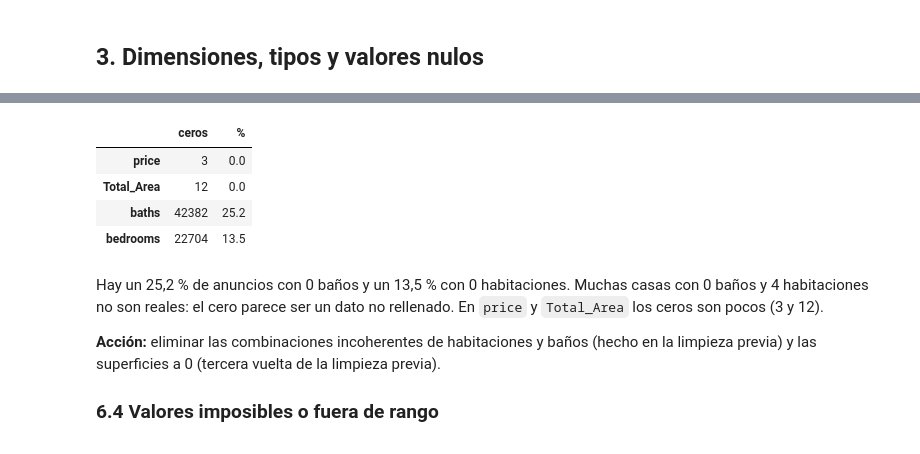
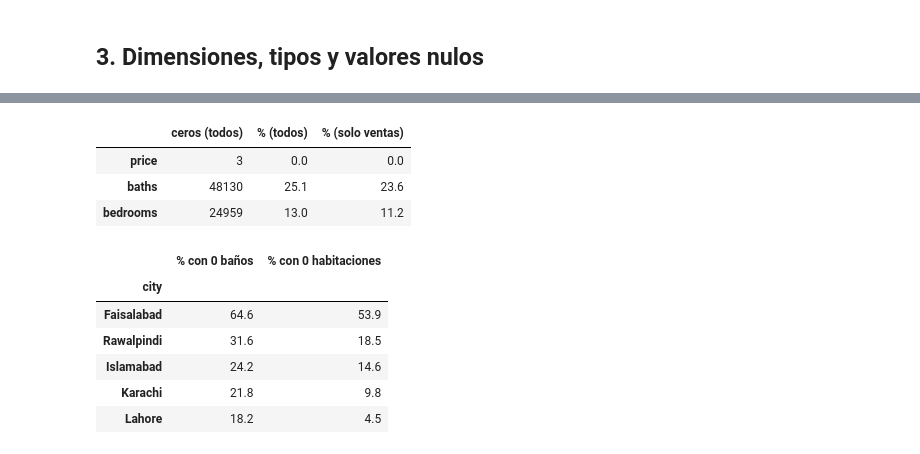
Before and after one commit to rmataixser/Practica-Machine-Learning, a Jupyter notebook: notebooks/data_information.ipynb, the cells around one changed output, grey strips where cells are left out. Cells and saved outputs as stored; diff of their text form; code cells hidden in the pictures.

```diff
--- a/notebooks/data_information.ipynb
+++ b/notebooks/data_information.ipynb
@@ -13,2 +22,3 @@ import pandas as pd
 # %%
-df = pd.read_csv("../data/bronze/Entities.csv", index_col=0)
+df = pd.read_csv("../data/bronze/Property.csv", sep=";")
+df.shape
@@ -138,0 +155,15 @@ El identificador y la URL no se repiten nunca, pero hay **20.489 anuncios idént
+# %%
+partes = df["area"].str.extract(r"^([\d.,]+)\s*(\w+)$")
+print("Valores de area sin interpretar:", partes[0].isna().sum())
+print(partes[1].value_counts().to_string())
+
+numero = pd.to_numeric(partes[0].str.replace(",", "", regex=False))
+print(f"\nSuperficies con decimales (p. ej. '5.6 Marla'): {(numero % 1 != 0).mean():.1%}")
+
+PIES2_POR_UNIDAD = {"Marla": 272.25, "Kanal": 20 * 272.25}
+M2_POR_PIE2 = 0.09290304
+m2 = numero * partes[1].map(PIES2_POR_UNIDAD) * M2_POR_PIE2
+
+venta = df["purpose"] == "For Sale"
+resumen = m2[venta].groupby(df["property_type"]).describe(percentiles=[0.5, 0.99])
+resumen[["count", "min", "50%", "99%", "max"]].round(0)
@@ -139,19 +210,26 @@ El identificador y la URL no se repiten nunca, pero hay **20.489 anuncios idént
 # %%
-cols = ["price", "Total_Area", "baths", "bedrooms"]
+cols = ["price", "baths", "bedrooms"]
 ceros = pd.DataFrame({
-    "ceros": [(df[c] == 0).sum() for c in cols],
-    "%": [round((df[c] == 0).mean() * 100, 1) for c in cols],
+    "ceros (todos)": [(df[c] == 0).sum() for c in cols],
+    "% (todos)": [round((df[c] == 0).mean() * 100, 1) for c in cols],
+    "% (solo ventas)": [round((df.loc[venta, c] == 0).mean() * 100, 1) for c in cols],
 }, index=cols)
-ceros
+display(ceros)
+
+por_ciudad = pd.DataFrame({
+    "% con 0 baños": df[venta].groupby("city")["baths"].apply(lambda s: (s == 0).mean() * 100),
+    "% con 0 habitaciones": df[venta].groupby("city")["bedrooms"].apply(lambda s: (s == 0).mean() * 100),
+}).round(1).sort_values("% con 0 baños", ascending=False)
+por_ciudad
 # %% [output]
-|  | ceros | % |
-| price | 3 | 0.0 |
-| Total_Area | 12 | 0.0 |
-| baths | 42382 | 25.2 |
-| bedrooms | 22704 | 13.5 |
+|  | ceros (todos) | % (todos) | % (solo ventas) |
+| price | 3 | 0.0 | 0.0 |
+| baths | 48130 | 25.1 | 23.6 |
+| bedrooms | 24959 | 13.0 | 11.2 |
+|  | % con 0 baños | % con 0 habitaciones |
+| city |  |  |
+| Faisalabad | 64.6 | 53.9 |
+| Rawalpindi | 31.6 | 18.5 |
+| Islamabad | 24.2 | 14.6 |
+| Karachi | 21.8 | 9.8 |
+| Lahore | 18.2 | 4.5 |
-# %% [markdown]
-Hay un 25,2 % de anuncios con 0 baños y un 13,5 % con 0 habitaciones. Muchas casas con 0 baños y 4 habitaciones no son reales: el cero parece ser un dato no rellenado. En `price` y `Total_Area` los ceros son pocos (3 y 12).
-
-**Acción:** eliminar las combinaciones incoherentes de habitaciones y baños (hecho en la limpieza previa) y las superficies a 0 (tercera vuelta de la limpieza previa).
-
-### 6.4 Valores imposibles o fuera de rango
```
Also changed, not shown: parts of 33 cells of this notebook.
